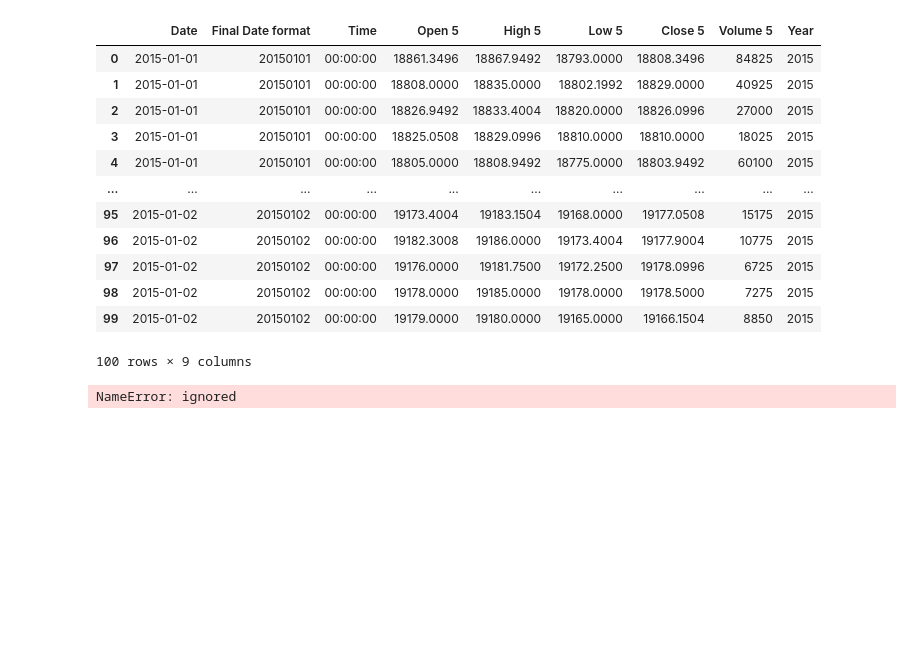
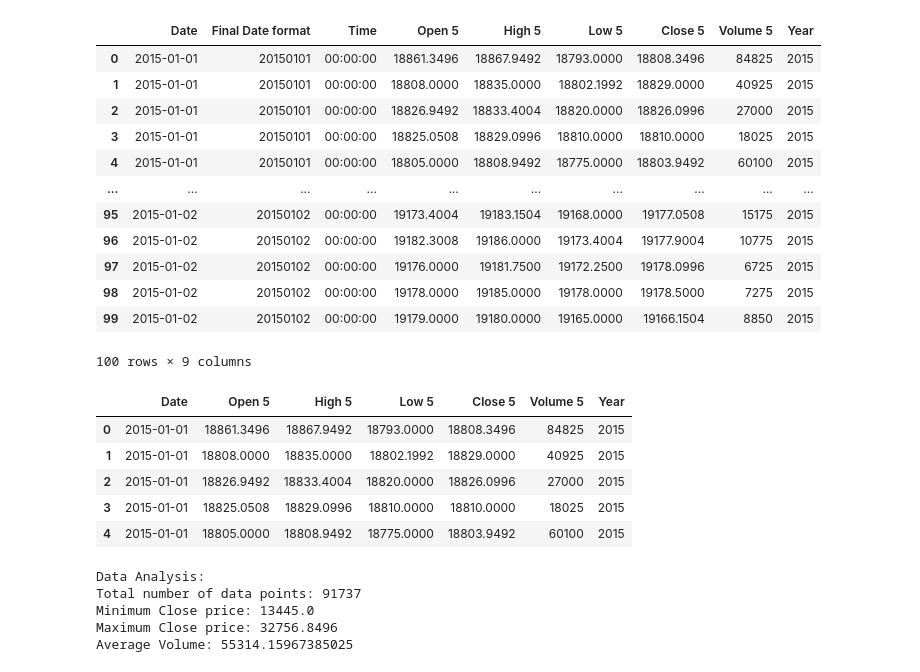
Before and after one commit to srijita1406/Quantitative-Analytics, a Jupyter notebook: Forecasting_BankNifty_Data.ipynb, the cells around one changed output. Cells and saved outputs as stored; diff of their text form; code cells hidden in the pictures; blank space fills up the shorter version.

```diff
--- a/Forecasting_BankNifty_Data.ipynb
+++ b/Forecasting_BankNifty_Data.ipynb
@@ -43,7 +44,3 @@ data.head(100)
 | 98 | 2015-01-02 | 20150102 | 00:00:00 | 19178.0000 | 19185.0000 | 19178.0000 | 19178.5000 | 7275 | 2015 |
 | 99 | 2015-01-02 | 20150102 | 00:00:00 | 19179.0000 | 19180.0000 | 19165.0000 | 19166.1504 | 8850 | 2015 |
 100 rows × 9 columns
-# %%
-data=data.drop()
-# %% [output]
-NameError: ignored
@@ -49,0 +51,22 @@ NameError: ignored
+# %%
+data.head()
+# %% [output]
+|  | Date | Open 5 | High 5 | Low 5 | Close 5 | Volume 5 | Year |
+| 0 | 2015-01-01 | 18861.3496 | 18867.9492 | 18793.0000 | 18808.3496 | 84825 | 2015 |
+| 1 | 2015-01-01 | 18808.0000 | 18835.0000 | 18802.1992 | 18829.0000 | 40925 | 2015 |
+| 2 | 2015-01-01 | 18826.9492 | 18833.4004 | 18820.0000 | 18826.0996 | 27000 | 2015 |
+| 3 | 2015-01-01 | 18825.0508 | 18829.0996 | 18810.0000 | 18810.0000 | 18025 | 2015 |
+| 4 | 2015-01-01 | 18805.0000 | 18808.9492 | 18775.0000 | 18803.9492 | 60100 | 2015 |
+# %%
+# Perform some basic data analysis
+print("Data Analysis:")
+print("Total number of data points:", len(data))
+print("Minimum Close price:", data['Close 5'].min())
+print("Maximum Close price:", data['Close 5'].max())
+print("Average Volume:", data['Volume 5'].mean())
+# %% [output]
+Data Analysis:
+Total number of data points: 91737
+Minimum Close price: 13445.0
+Maximum Close price: 32756.8496
+Average Volume: 55314.15967385025
```
Also changed, not shown: parts of 15 cells of this notebook.
